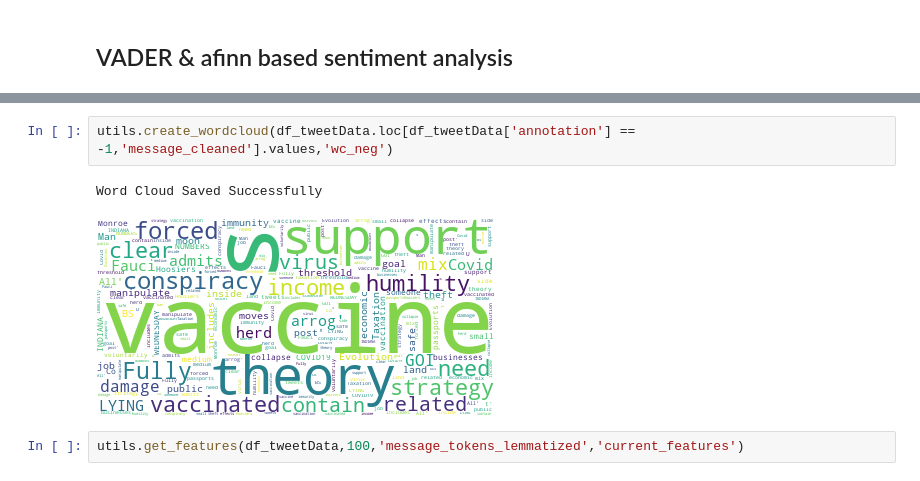
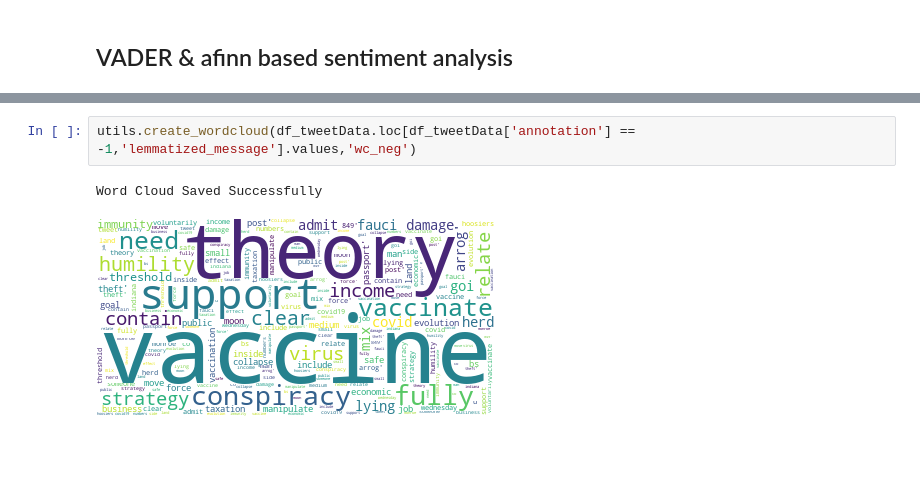
Before and after one commit to VenugopalBhatia/antivax_sa, a Jupyter notebook: analysis.ipynb, the cells around one changed output, grey strips where cells are left out. Saved outputs shown, nothing was run; the diff lists cells and outputs as text; blank space fills up the shorter version.

```diff
--- a/analysis.ipynb
+++ b/analysis.ipynb
@@ -103,7 +152,5 @@ df_tweetData
 # %%
-utils.create_wordcloud(df_tweetData.loc[df_tweetData['annotation'] == -1,'message_cleaned'].values,'wc_neg')
+utils.create_wordcloud(df_tweetData.loc[df_tweetData['annotation'] == -1,'lemmatized_message'].values,'wc_neg')
 # %% [output]
 Word Cloud Saved Successfully
-[figure, old version]
+[figure, new version]
-# %%
-utils.get_features(df_tweetData,100,'message_tokens_lemmatized','current_features')
```
Also changed, not shown: parts of 12 cells of this notebook, 5 other files.
